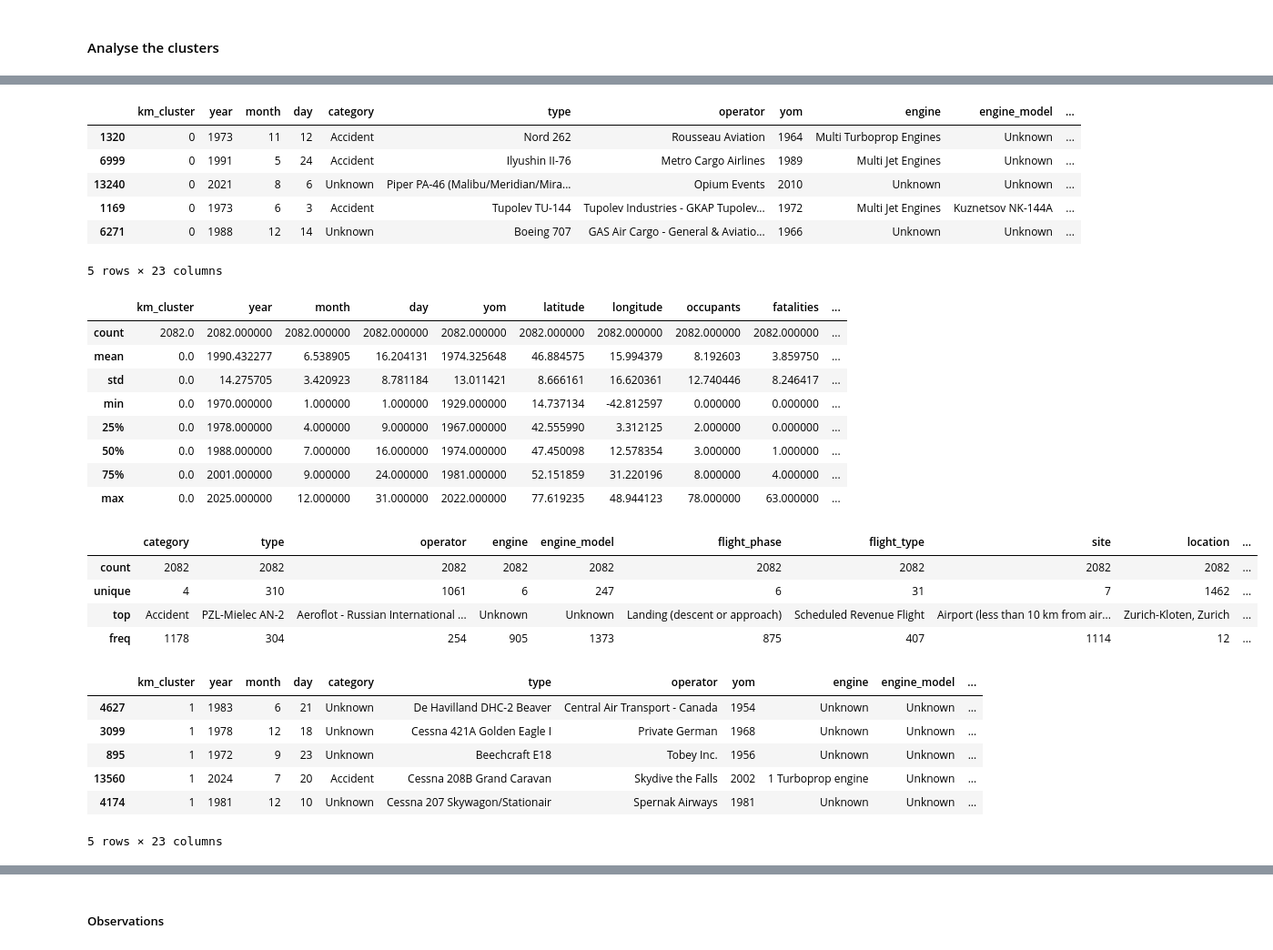
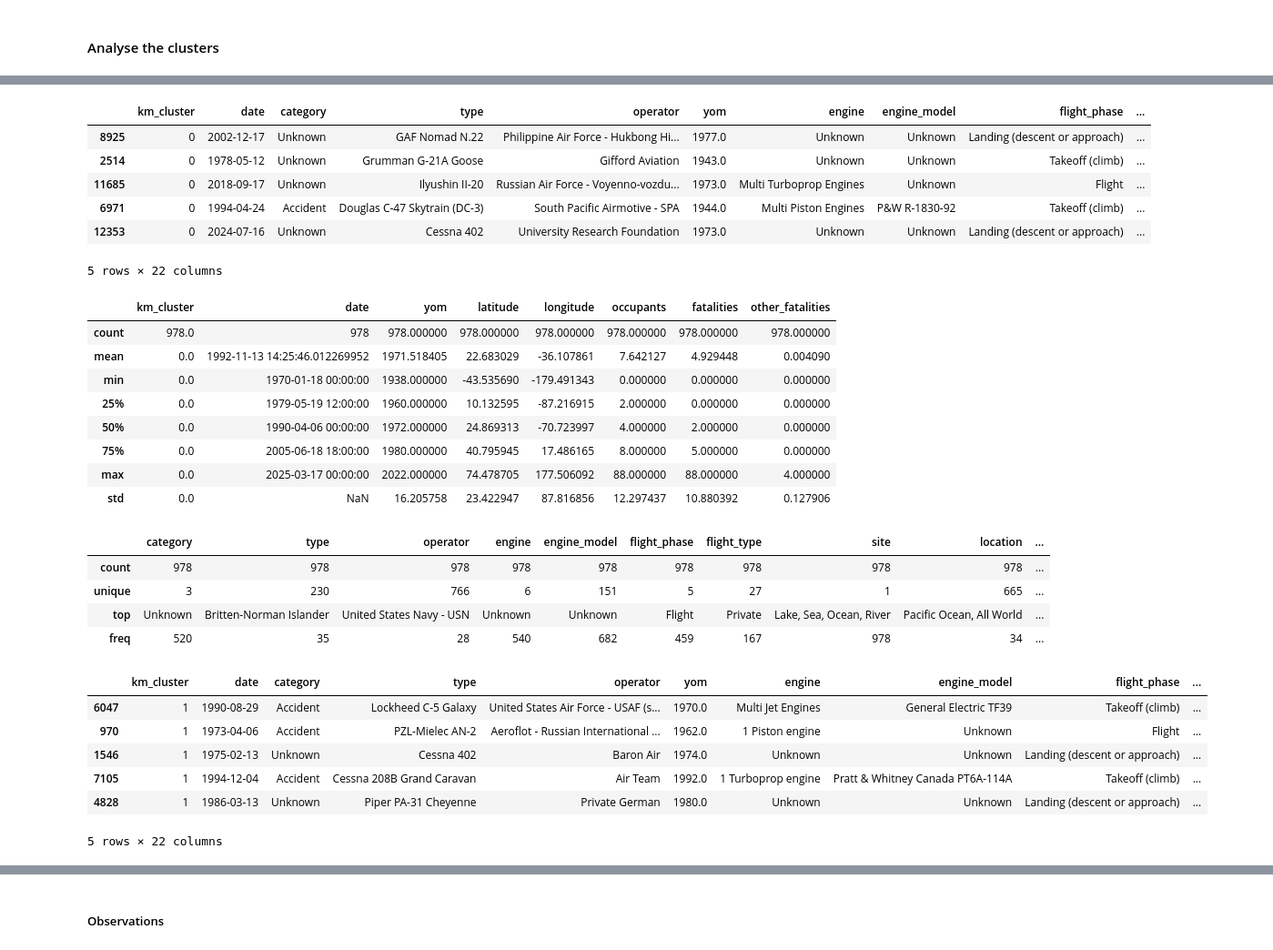
Before and after one commit to nadpierre/aircraft-crashes-clustering-project, a Jupyter notebook: data_modeling.ipynb, the cells around one changed output, grey strips where cells are left out. Shown at 91% size. Drawn from its saved outputs; the diff is of its cells as text; code cells hidden in the pictures.

Commit message:
complete data modeling

```diff
--- a/data_modeling.ipynb
+++ b/data_modeling.ipynb
@@ -86,8 +110,8 @@ df.to_csv('data/preprocessed_data.csv', index=False)
 # %%
 X = df.copy()
 # %%
-# Use PCA to reduce dimensionality to 10
-pca = PCA(n_components=10, whiten=True, random_state=42)
+# Use PCA to reduce dimensionality to half
+pca = PCA(n_components=30, whiten=True, random_state=42)
 X_pca = pca.fit_transform(X)
 # %%
 X_pca = pd.DataFrame(X_pca, columns=pca.get_feature_names_out())
@@ -143,5 +168,5 @@ plt.show()
 # %%
-# Based on the silhouette method, the lowest k value to try would be 9
-kmeans = KMeans(n_clusters=9, random_state=42)
-kmeans.fit(X)
+# Based on the silhouette method, the lowest k value to try would be 11
+kmeans = KMeans(n_clusters=11, random_state=42)
+kmeans.fit(X_pca)
 # %% [output]
@@ -149,10 +174,6 @@ KMeans(n_clusters=9, random_state=42)
 # %%
 original_df = pd.read_csv('data/cleaned_data.csv', parse_dates=['date'])
-original_df.insert(0, 'year', original_df['date'].dt.year)
-original_df.insert(1, 'month', original_df['date'].dt.month)
-original_df.insert(2, 'day', original_df['date'].dt.day)
 original_df.insert(0, 'km_cluster', kmeans.labels_)
-original_df.drop('date', inplace=True, axis=1)
 # %% [markdown]
 #### Analyse the clusters
 # %%
@@ -164,44 +185,44 @@ sns.countplot(data=original_df, x='km_cluster', hue='km_cluster');
 km_cluster0 = original_df[original_df['km_cluster'] == 0]
 km_cluster0.sample(5)
 # %% [output]
-|  | km_cluster | year | month | day | category | type | operator | yom | engine | engine_model | ... |
-| 1320 | 0 | 1973 | 11 | 12 | Accident | Nord 262 | Rousseau Aviation | 1964 | Multi Turboprop Engines | Unknown | ... |
-| 6999 | 0 | 1991 | 5 | 24 | Accident | Ilyushin II-76 | Metro Cargo Airlines | 1989 | Multi Jet Engines | Unknown | ... |
-| 13240 | 0 | 2021 | 8 | 6 | Unknown | Piper PA-46 (Malibu/Meridian/Mira... | Opium Events | 2010 | Unknown | Unknown | ... |
-| 1169 | 0 | 1973 | 6 | 3 | Accident | Tupolev TU-144 | Tupolev Industries - GKAP Tupolev... | 1972 | Multi Jet Engines | Kuznetsov NK-144A | ... |
-| 6271 | 0 | 1988 | 12 | 14 | Unknown | Boeing 707 | GAS Air Cargo - General & Aviatio... | 1966 | Unknown | Unknown | ... |
+|  | km_cluster | date | category | type | operator | yom | engine | engine_model | flight_phase | ... |
+| 8925 | 0 | 2002-12-17 | Unknown | GAF Nomad N.22 | Philippine Air Force - Hukbong Hi... | 1977.0 | Unknown | Unknown | Landing (descent or approach) | ... |
+| 2514 | 0 | 1978-05-12 | Unknown | Grumman G-21A Goose | Gifford Aviation | 1943.0 | Unknown | Unknown | Takeoff (climb) | ... |
+| 11685 | 0 | 2018-09-17 | Unknown | Ilyushin II-20 | Russian Air Force - Voyenno-vozdu... | 1973.0 | Multi Turboprop Engines | Unknown | Flight | ... |
+| 6971 | 0 | 1994-04-24 | Accident | Douglas C-47 Skytrain (DC-3) | South Pacific Airmotive - SPA | 1944.0 | Multi Piston Engines | P&W R-1830-92 | Takeoff (climb) | ... |
+| 12353 | 0 | 2024-07-16 | Unknown | Cessna 402 | University Research Foundation | 1973.0 | Unknown | Unknown | Landing (descent or approach) | ... |
-5 rows × 23 columns
+5 rows × 22 columns
 # %%
 km_cluster0.describe()
 # %% [output]
-|  | km_cluster | year | month | day | yom | latitude | longitude | occupants | fatalities | ... |
-| count | 2082.0 | 2082.000000 | 2082.000000 | 2082.000000 | 2082.000000 | 2082.000000 | 2082.000000 | 2082.000000 | 2082.000000 | ... |
-| mean | 0.0 | 1990.432277 | 6.538905 | 16.204131 | 1974.325648 | 46.884575 | 15.994379 | 8.192603 | 3.859750 | ... |
-| std | 0.0 | 14.275705 | 3.420923 | 8.781184 | 13.011421 | 8.666161 | 16.620361 | 12.740446 | 8.246417 | ... |
-| min | 0.0 | 1970.000000 | 1.000000 | 1.000000 | 1929.000000 | 14.737134 | -42.812597 | 0.000000 | 0.000000 | ... |
-| 25% | 0.0 | 1978.000000 | 4.000000 | 9.000000 | 1967.000000 | 42.555990 | 3.312125 | 2.000000 | 0.000000 | ... |
-| 50% | 0.0 | 1988.000000 | 7.000000 | 16.000000 | 1974.000000 | 47.450098 | 12.578354 | 3.000000 | 1.000000 | ... |
-| 75% | 0.0 | 2001.000000 | 9.000000 | 24.000000 | 1981.000000 | 52.151859 | 31.220196 | 8.000000 | 4.000000 | ... |
-| max | 0.0 | 2025.000000 | 12.000000 | 31.000000 | 2022.000000 | 77.619235 | 48.944123 | 78.000000 | 63.000000 | ... |
+|  | km_cluster | date | yom | latitude | longitude | occupants | fatalities | other_fatalities |
+| count | 978.0 | 978 | 978.000000 | 978.000000 | 978.000000 | 978.000000 | 978.000000 | 978.000000 |
+| mean | 0.0 | 1992-11-13 14:25:46.012269952 | 1971.518405 | 22.683029 | -36.107861 | 7.642127 | 4.929448 | 0.004090 |
+| min | 0.0 | 1970-01-18 00:00:00 | 1938.000000 | -43.535690 | -179.491343 | 0.000000 | 0.000000 | 0.000000 |
+| 25% | 0.0 | 1979-05-19 12:00:00 | 1960.000000 | 10.132595 | -87.216915 | 2.000000 | 0.000000 | 0.000000 |
+| 50% | 0.0 | 1990-04-06 00:00:00 | 1972.000000 | 24.869313 | -70.723997 | 4.000000 | 2.000000 | 0.000000 |
+| 75% | 0.0 | 2005-06-18 18:00:00 | 1980.000000 | 40.795945 | 17.486165 | 8.000000 | 5.000000 | 0.000000 |
+| max | 0.0 | 2025-03-17 00:00:00 | 2022.000000 | 74.478705 | 177.506092 | 88.000000 | 88.000000 | 4.000000 |
+| std | 0.0 | NaN | 16.205758 | 23.422947 | 87.816856 | 12.297437 | 10.880392 | 0.127906 |
 # %%
-km_cluster0.select_dtypes(include=['object']).describe()
+km_cluster0.select_dtypes(include=['object', 'bool']).describe()
 # %% [output]
 |  | category | type | operator | engine | engine_model | flight_phase | flight_type | site | location | ... |
-| count | 2082 | 2082 | 2082 | 2082 | 2082 | 2082 | 2082 | 2082 | 2082 | ... |
-| unique | 4 | 310 | 1061 | 6 | 247 | 6 | 31 | 7 | 1462 | ... |
-| top | Accident | PZL-Mielec AN-2 | Aeroflot - Russian International ... | Unknown | Unknown | Landing (descent or approach) | Scheduled Revenue Flight | Airport (less than 10 km from air... | Zurich-Kloten, Zurich | ... |
-| freq | 1178 | 304 | 254 | 905 | 1373 | 875 | 407 | 1114 | 12 | ... |
+| count | 978 | 978 | 978 | 978 | 978 | 978 | 978 | 978 | 978 | ... |
+| unique | 3 | 230 | 766 | 6 | 151 | 5 | 27 | 1 | 665 | ... |
+| top | Unknown | Britten-Norman Islander | United States Navy - USN | Unknown | Unknown | Flight | Private | Lake, Sea, Ocean, River | Pacific Ocean, All World | ... |
+| freq | 520 | 35 | 28 | 540 | 682 | 459 | 167 | 978 | 34 | ... |
 # %%
 km_cluster1 = original_df[original_df['km_cluster'] == 1]
 km_cluster1.sample(5)
 # %% [output]
-|  | km_cluster | year | month | day | category | type | operator | yom | engine | engine_model | ... |
-| 4627 | 1 | 1983 | 6 | 21 | Unknown | De Havilland DHC-2 Beaver | Central Air Transport - Canada | 1954 | Unknown | Unknown | ... |
-| 3099 | 1 | 1978 | 12 | 18 | Unknown | Cessna 421A Golden Eagle I | Private German | 1968 | Unknown | Unknown | ... |
-| 895 | 1 | 1972 | 9 | 23 | Unknown | Beechcraft E18 | Tobey Inc. | 1956 | Unknown | Unknown | ... |
-| 13560 | 1 | 2024 | 7 | 20 | Accident | Cessna 208B Grand Caravan | Skydive the Falls | 2002 | 1 Turboprop engine | Unknown | ... |
-| 4174 | 1 | 1981 | 12 | 10 | Unknown | Cessna 207 Skywagon/Stationair | Spernak Airways | 1981 | Unknown | Unknown | ... |
+|  | km_cluster | date | category | type | operator | yom | engine | engine_model | flight_phase | ... |
+| 6047 | 1 | 1990-08-29 | Accident | Lockheed C-5 Galaxy | United States Air Force - USAF (s... | 1970.0 | Multi Jet Engines | General Electric TF39 | Takeoff (climb) | ... |
+| 970 | 1 | 1973-04-06 | Accident | PZL-Mielec AN-2 | Aeroflot - Russian International ... | 1962.0 | 1 Piston engine | Unknown | Flight | ... |
+| 1546 | 1 | 1975-02-13 | Unknown | Cessna 402 | Baron Air | 1974.0 | Unknown | Unknown | Landing (descent or approach) | ... |
+| 7105 | 1 | 1994-12-04 | Accident | Cessna 208B Grand Caravan | Air Team | 1992.0 | 1 Turboprop engine | Pratt & Whitney Canada PT6A-114A | Takeoff (climb) | ... |
+| 4828 | 1 | 1986-03-13 | Unknown | Piper PA-31 Cheyenne | Private German | 1980.0 | Unknown | Unknown | Landing (descent or approach) | ... |
-5 rows × 23 columns
+5 rows × 22 columns
 # %%
 km_cluster1.describe()
 # %% [output]
```
Also changed, not shown: parts of 78 cells of this notebook, 8 other files.
